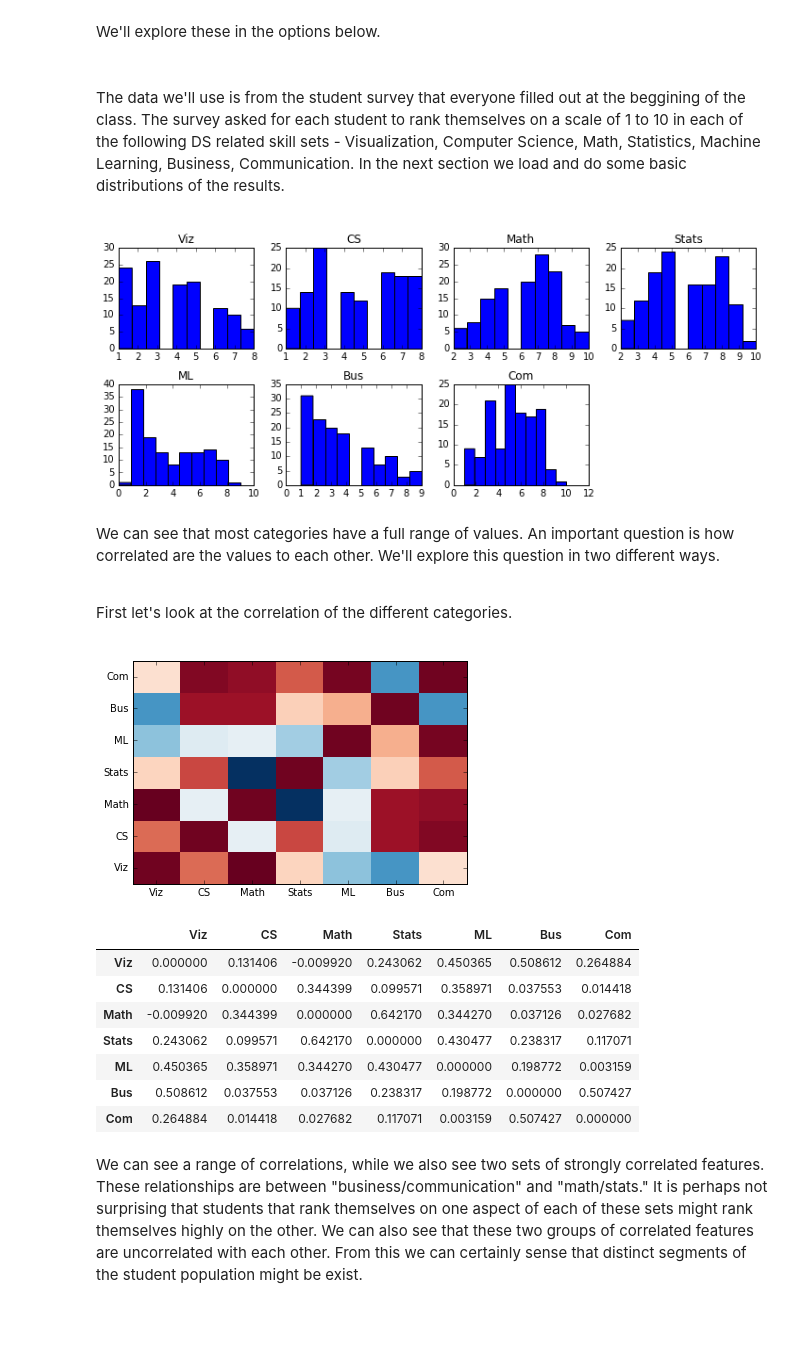
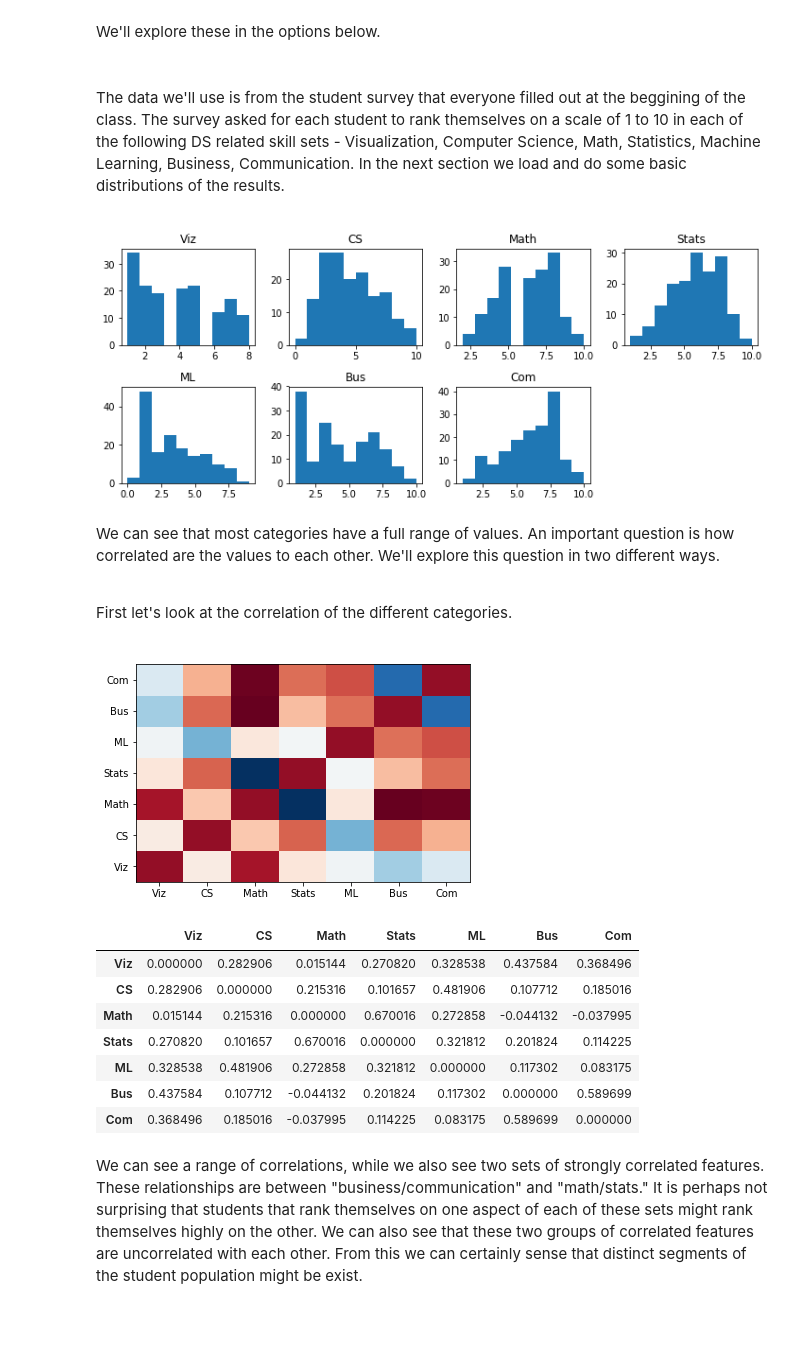
Before and after one commit to briandalessandro/DataScienceCourse, a Jupyter notebook: ipython/python35/Lecture_Clustering_3.ipynb, the cells around one changed output. Cells and saved outputs as stored; diff of their text form; code cells hidden in the pictures.

```diff
--- a/ipython/python35/Lecture_Clustering_3.ipynb
+++ b/ipython/python35/Lecture_Clustering_3.ipynb
@@ -32,29 +32,29 @@ The data we'll use is from the student survey that everyone filled out at the be
 # %%
 import pandas as pd
 import numpy as np
 import matplotlib.pyplot as plt
 import os
 
 
 cwd = os.getcwd()
 datadir = '/'.join(cwd.split('/')[0:-1]) + '/data/'
 
 
-d = pd.read_csv(datadir + 'survey_responses_2017.csv', header = 0, sep=',')
+d = pd.read_csv(datadir + 'survey_responses_2018.csv', header = 0, sep=',')
 dpro = d[['profile_{}'.format(k + 1) for k in range(7)]]
 dpro.columns = ['Viz', 'CS', 'Math', 'Stats', 'ML', 'Bus', 'Com']
 
 fig = plt.figure(figsize = (10, 6))
 for i in range(7):
     plt.subplot(3, 4, i + 1)
     plt.hist(dpro[dpro.columns.values[i]])
     plt.title(dpro.columns.values[i])
 
 fig.tight_layout()
 
 plt.show()
 # %% [output]
-[figure, old version]
+[figure, new version]
 # %% [markdown]
 <p>We can see that most categories have a full range of values. An important question is how correlated are the values to each other. We'll explore this question in two different ways.<br><br>
 
@@ -79,15 +79,15 @@ ax.set_yticklabels(c_mat.index.values, minor=False)
 plt.show()
 c_mat
 # %% [output]
-[figure, old version]
+[figure, new version]
 |  | Viz | CS | Math | Stats | ML | Bus | Com |
-| Viz | 0.000000 | 0.131406 | -0.009920 | 0.243062 | 0.450365 | 0.508612 | 0.264884 |
-| CS | 0.131406 | 0.000000 | 0.344399 | 0.099571 | 0.358971 | 0.037553 | 0.014418 |
-| Math | -0.009920 | 0.344399 | 0.000000 | 0.642170 | 0.344270 | 0.037126 | 0.027682 |
-| Stats | 0.243062 | 0.099571 | 0.642170 | 0.000000 | 0.430477 | 0.238317 | 0.117071 |
-| ML | 0.450365 | 0.358971 | 0.344270 | 0.430477 | 0.000000 | 0.198772 | 0.003159 |
-| Bus | 0.508612 | 0.037553 | 0.037126 | 0.238317 | 0.198772 | 0.000000 | 0.507427 |
-| Com | 0.264884 | 0.014418 | 0.027682 | 0.117071 | 0.003159 | 0.507427 | 0.000000 |
+| Viz | 0.000000 | 0.282906 | 0.015144 | 0.270820 | 0.328538 | 0.437584 | 0.368496 |
+| CS | 0.282906 | 0.000000 | 0.215316 | 0.101657 | 0.481906 | 0.107712 | 0.185016 |
+| Math | 0.015144 | 0.215316 | 0.000000 | 0.670016 | 0.272858 | -0.044132 | -0.037995 |
+| Stats | 0.270820 | 0.101657 | 0.670016 | 0.000000 | 0.321812 | 0.201824 | 0.114225 |
+| ML | 0.328538 | 0.481906 | 0.272858 | 0.321812 | 0.000000 | 0.117302 | 0.083175 |
+| Bus | 0.437584 | 0.107712 | -0.044132 | 0.201824 | 0.117302 | 0.000000 | 0.589699 |
+| Com | 0.368496 | 0.185016 | -0.037995 | 0.114225 | 0.083175 | 0.589699 | 0.000000 |
 # %% [markdown]
 <p>We can see a range of correlations, while we also see two sets of strongly correlated features. These relationships are between "business/communication" and "math/stats." It is perhaps not surprising that students that rank themselves on one aspect of each of these sets might rank themselves highly on the other. We can also see that these two groups of correlated features are uncorrelated with each other. From this we can certainly sense that distinct segments of the student population might be exist.
 <br><br>
```
Also changed, not shown: parts of 13 cells of this notebook.
